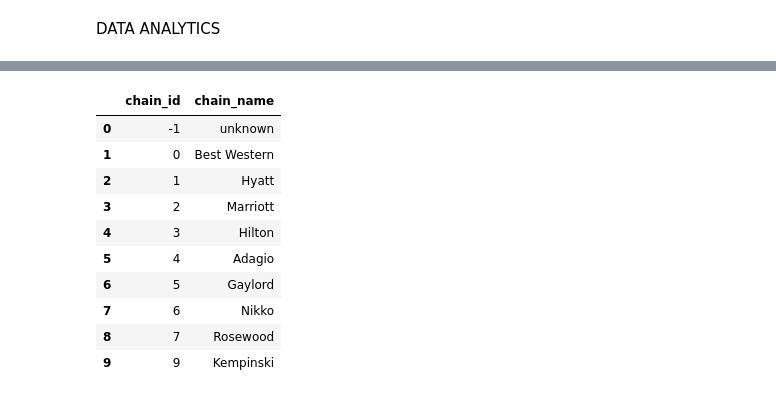
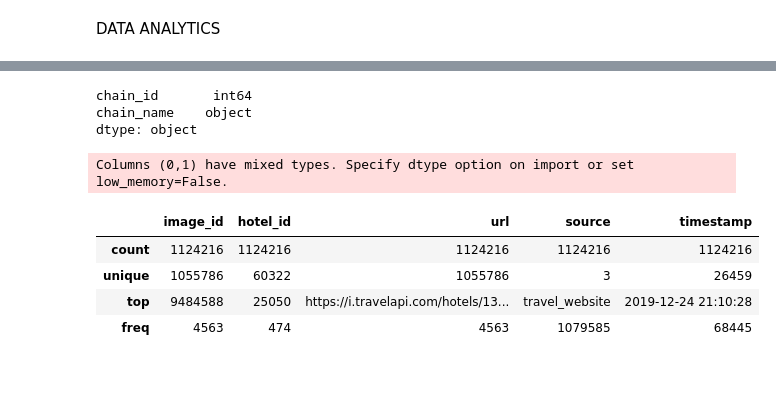
Before and after one commit to MLP-The-Optimisers/CLIPHotelLocalisation, a Jupyter notebook: notebooks/dataset_vis.ipynb, the cells around one changed output, grey strips where cells are left out. Saved outputs shown, nothing was run; the diff lists cells and outputs as text; code cells hidden in the pictures.

```diff
--- a/notebooks/dataset_vis.ipynb
+++ b/notebooks/dataset_vis.ipynb
@@ -26,18 +24,25 @@ hotel_info.describe()
 # %%
 chain_info = pd.read_csv("../data/input/dataset/chain_info.csv")
-chain_info[0:10]
+chain_info.dtypes
 # %% [output]
-|  | chain_id | chain_name |
-| 0 | -1 | unknown |
-| 1 | 0 | Best Western |
-| 2 | 1 | Hyatt |
-| 3 | 2 | Marriott |
-| 4 | 3 | Hilton |
-| 5 | 4 | Adagio |
-| 6 | 5 | Gaylord |
-| 7 | 6 | Nikko |
-| 8 | 7 | Rosewood |
-| 9 | 9 | Kempinski |
+chain_id       int64
+chain_name    object
+dtype: object
 # %%
 train_set = pd.read_csv('../data/input/dataset/train_set.csv', header=None,
                        names=['image_id', 'hotel_id', 'url', 'source', 'timestamp'])
+train_set.describe()
+
+# display(train_set)
+
+# train_set["image_id"] = train_set["image_id"].astype(int)
+# train_set["hotel_id"] = train_set["hotel_id"].astype(int)
+
+# train_set.dtypes
+# %% [output]
+Columns (0,1) have mixed types. Specify dtype option on import or set low_memory=False.
+|  | image_id | hotel_id | url | source | timestamp |
+| count | 1124216 | 1124216 | 1124216 | 1124216 | 1124216 |
+| unique | 1055786 | 60322 | 1055786 | 3 | 26459 |
+| top | 9484588 | 25050 | https://i.travelapi.com/hotels/13... | travel_website | 2019-12-24 21:10:28 |
+| freq | 4563 | 474 | 4563 | 1079585 | 68445 |
```
Also changed, not shown: parts of 11 cells of this notebook, 9 other files.
